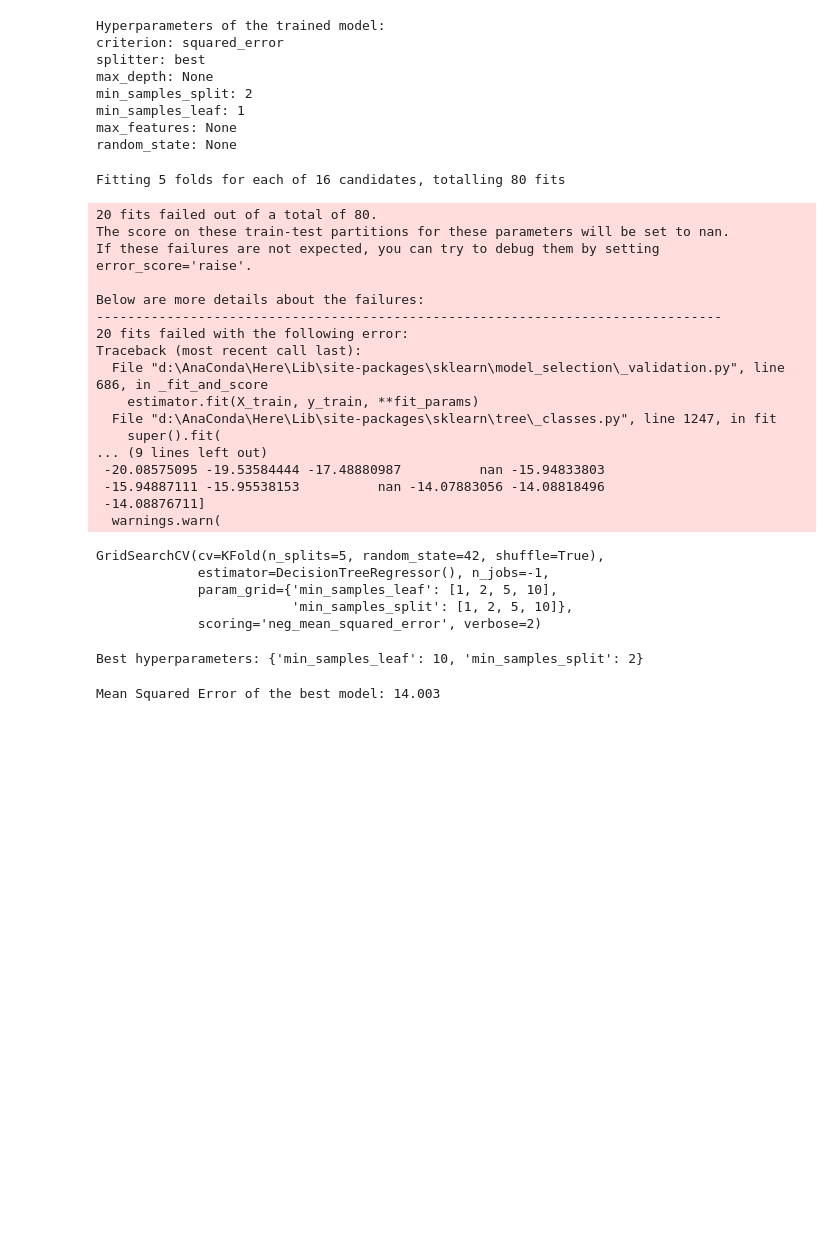
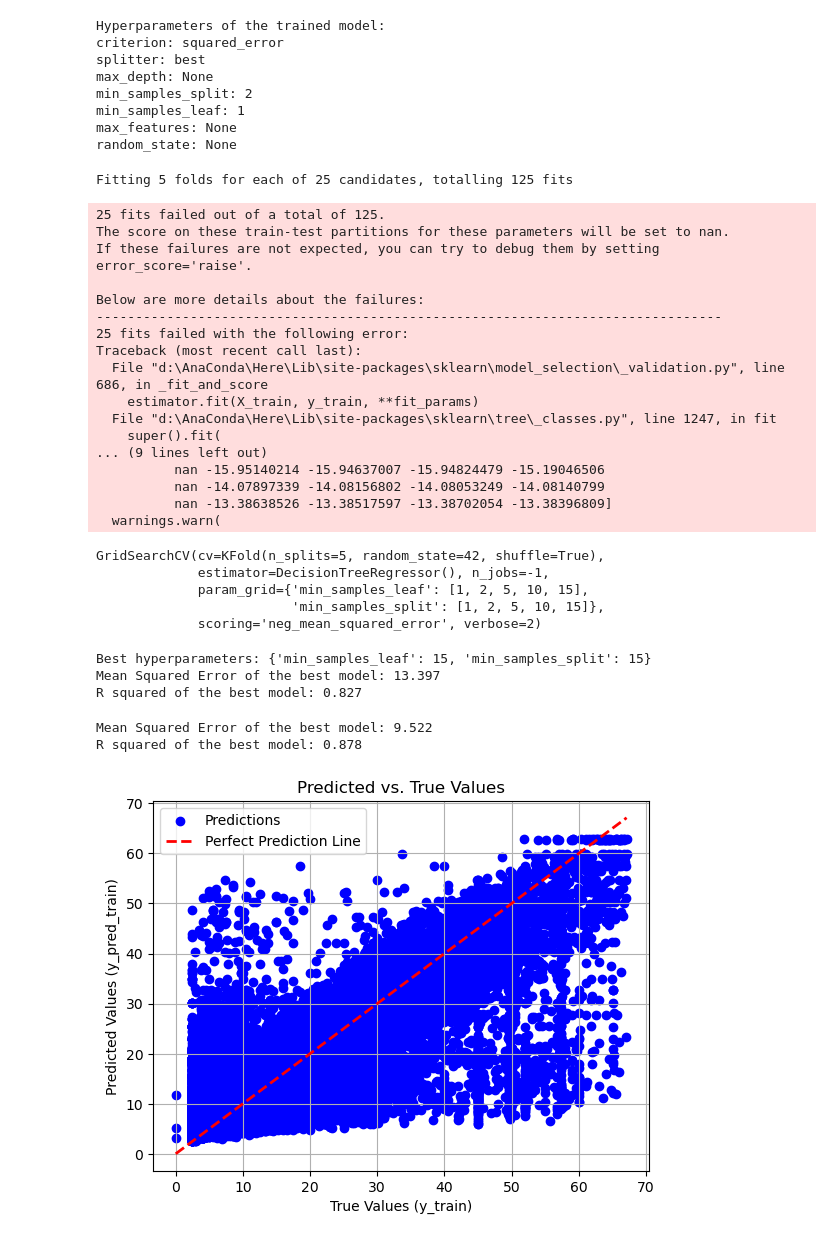
Before and after one commit to zizoisprogramming/Car-travels, a Jupyter notebook: car_travels.ipynb, the cells around one changed output. Cells and saved outputs as stored; diff of their text form; code cells hidden in the pictures; blank space fills up the shorter version.

Commit message:
- Added GridSEarch with visualiztion. - Calculated R squared

```diff
--- a/car_travels.ipynb
+++ b/car_travels.ipynb
@@ -1491,8 +1491,8 @@ max_features: None
 random_state: None
 # %%
 parameters = {
-    'min_samples_split': [1,2,5,10],
-    'min_samples_leaf':[1,2,5,10]
+    'min_samples_split': [1,2,5,10,15],
+    'min_samples_leaf':[1,2,5,10,15]
 }
 model = DecisionTreeRegressor()
 # Set up the grid search
@@ -1503,42 +1503,46 @@ grid_search = GridSearchCV(estimator=model, param_grid=parameters,
 # Fit the grid search to the training data
 grid_search.fit(X_train, y_train)
 # %% [output]
-Fitting 5 folds for each of 16 candidates, totalling 80 fits
+Fitting 5 folds for each of 25 candidates, totalling 125 fits
-20 fits failed out of a total of 80.
+25 fits failed out of a total of 125.
 The score on these train-test partitions for these parameters will be set to nan.
 If these failures are not expected, you can try to debug them by setting error_score='raise'.
 
 Below are more details about the failures:
 --------------------------------------------------------------------------------
-20 fits failed with the following error:
+25 fits failed with the following error:
 Traceback (most recent call last):
   File "d:\AnaConda\Here\Lib\site-packages\sklearn\model_selection\_validation.py", line 686, in _fit_and_score
     estimator.fit(X_train, y_train, **fit_params)
   File "d:\AnaConda\Here\Lib\site-packages\sklearn\tree\_classes.py", line 1247, in fit
     super().fit(
 ... (9 lines left out)
- -20.08575095 -19.53584444 -17.48880987          nan -15.94833803
- -15.94887111 -15.95538153          nan -14.07883056 -14.08818496
- -14.08876711]
+          nan -15.95140214 -15.94637007 -15.94824479 -15.19046506
+          nan -14.07897339 -14.08156802 -14.08053249 -14.08140799
+          nan -13.38638526 -13.38517597 -13.38702054 -13.38396809]
   warnings.warn(
 GridSearchCV(cv=KFold(n_splits=5, random_state=42, shuffle=True),
              estimator=DecisionTreeRegressor(), n_jobs=-1,
-             param_grid={'min_samples_leaf': [1, 2, 5, 10],
-                         'min_samples_split': [1, 2, 5, 10]},
+             param_grid={'min_samples_leaf': [1, 2, 5, 10, 15],
+                         'min_samples_split': [1, 2, 5, 10, 15]},
              scoring='neg_mean_squared_error', verbose=2)
-# %%
-# Retrieve the best hyperparameters
-best_params = grid_search.best_params_
-print(f"Best hyperparameters: {best_params}")
-# %% [output]
-Best hyperparameters: {'min_samples_leaf': 10, 'min_samples_split': 2}
 # %%
+# Retrieve the best hyperparameters
+best_params = grid_search.best_params_
+print(f"Best hyperparameters: {best_params}")
 # Use the best model to make predictions on the test set
 best_model = grid_search.best_estimator_
-y_pred = best_model.predict(X_test)
+y_pred_grid = best_model.predict(X_test)
 
 # Evaluate the model
-mse = mean_squared_error(y_test, y_pred)
+mse = mean_squared_error(y_test, y_pred_grid)
 print(f"Mean Squared Error of the best model: {mse:.3f}")
+
+r2_ = r2_score(y_true=y_test, y_pred= y_pred_grid)
+print(f"R squared of the best model: {r2_:.3f}")
+
+y_pred_train_grid = best_model.predict(X_train)
 # %% [output]
-Mean Squared Error of the best model: 14.003
+Best hyperparameters: {'min_samples_leaf': 15, 'min_samples_split': 15}
+Mean Squared Error of the best model: 13.397
+R squared of the best model: 0.827
@@ -1544,0 +1551,25 @@ Mean Squared Error of the best model: 14.003
+# %%
+y_pred_train_grid = best_model.predict(X_train)
+# Evaluate the model
+mse = mean_squared_error(y_train, y_pred_train_grid)
+print(f"Mean Squared Error of the best model: {mse:.3f}")
+r2_ = r2_score(y_true=y_train, y_pred= y_pred_train_grid)
+print(f"R squared of the best model: {r2_:.3f}")
+# %% [output]
+Mean Squared Error of the best model: 9.522
+R squared of the best model: 0.878
+# %%
+plt.scatter(y_train, y_pred_train_grid, color='blue', label='Predictions')
+plt.plot([y_train.min(), y_train.max()], [y_train.min(), y_train.max()], 'r--', lw=2, label='Perfect Prediction Line')
+
+# Add labels and title
+plt.xlabel('True Values (y_train)')
+plt.ylabel('Predicted Values (y_pred_train)')
+plt.title('Predicted vs. True Values')
+plt.legend()
+plt.grid(True)
+
+# Show the plot
+plt.show()
+# %% [output]
+[figure, added]
```
Also changed, not shown: parts of 1 cell of this notebook.
